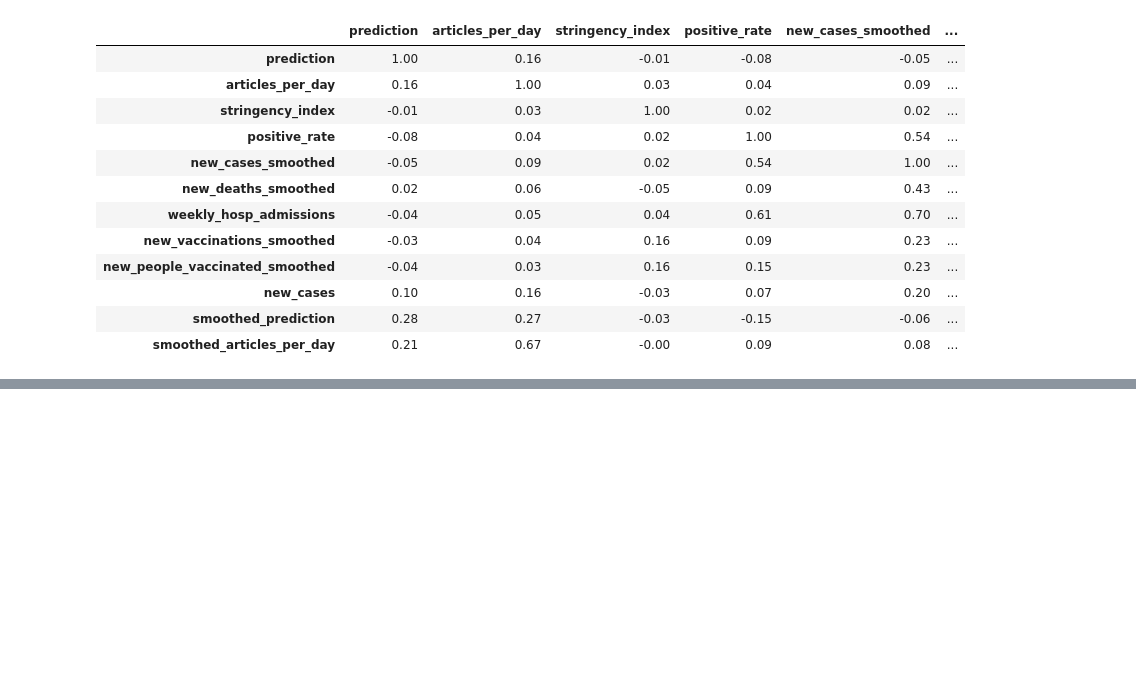
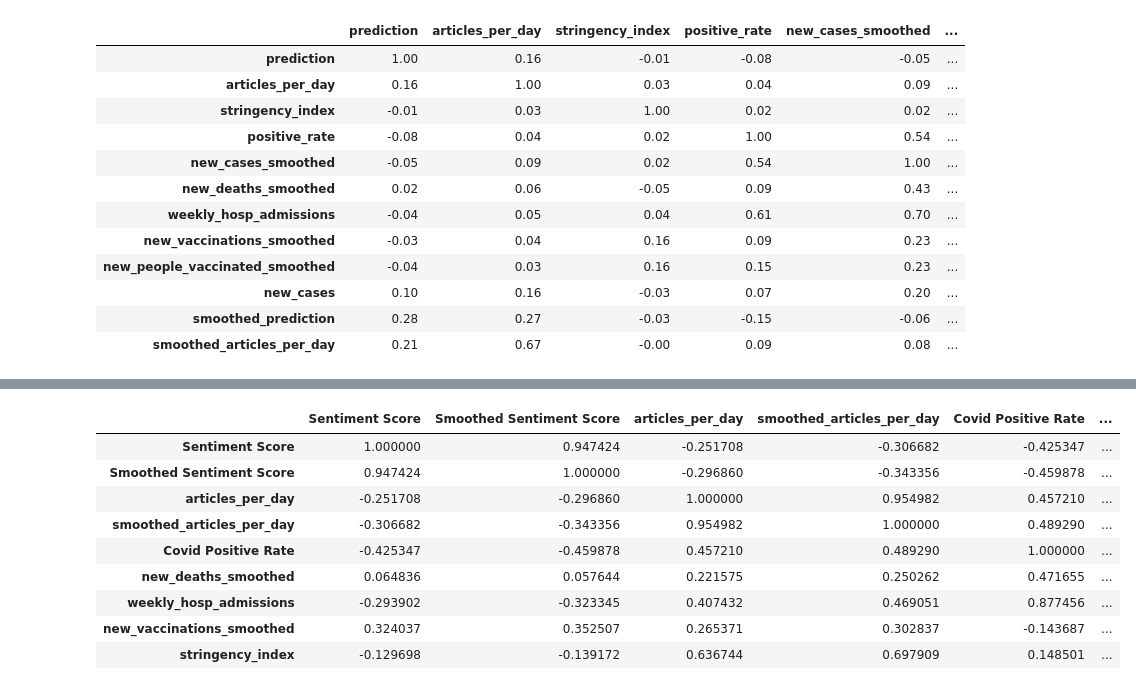
Before and after one commit to GabeNicholson/covid-news, a Jupyter notebook: covid_dash.ipynb, the cells around one changed output, grey strips where cells are left out. Saved outputs shown, nothing was run; the diff lists cells and outputs as text; code cells hidden in the pictures; blank space fills up the shorter version.

```diff
--- a/covid_dash.ipynb
+++ b/covid_dash.ipynb
@@ -182,0 +201,5 @@ df.diff().corr('spearman').round(2)
+# %%
+df.rename({'prediction':'Sentiment Score', 'positive_rate': 'Covid Positive Rate', 'smoothed_prediction':'Smoothed Sentiment Score'}, axis=1, inplace=True)
+relevant_cols = ['date','Sentiment Score','Smoothed Sentiment Score' ,'articles_per_day', 'smoothed_articles_per_day',
+             'Covid Positive Rate', 'new_deaths_smoothed', 'weekly_hosp_admissions', 'new_vaccinations_smoothed', 'stringency_index']
+df = df[relevant_cols]
@@ -183,2 +215,15 @@ df.diff().corr('spearman').round(2)
+# %%
+df.corr()
+# %% [output]
+|  | Sentiment Score | Smoothed Sentiment Score | articles_per_day | smoothed_articles_per_day | Covid Positive Rate | ... |
+| Sentiment Score | 1.000000 | 0.947424 | -0.251708 | -0.306682 | -0.425347 | ... |
+| Smoothed Sentiment Score | 0.947424 | 1.000000 | -0.296860 | -0.343356 | -0.459878 | ... |
+| articles_per_day | -0.251708 | -0.296860 | 1.000000 | 0.954982 | 0.457210 | ... |
+| smoothed_articles_per_day | -0.306682 | -0.343356 | 0.954982 | 1.000000 | 0.489290 | ... |
+| Covid Positive Rate | -0.425347 | -0.459878 | 0.457210 | 0.489290 | 1.000000 | ... |
+| new_deaths_smoothed | 0.064836 | 0.057644 | 0.221575 | 0.250262 | 0.471655 | ... |
+| weekly_hosp_admissions | -0.293902 | -0.323345 | 0.407432 | 0.469051 | 0.877456 | ... |
+| new_vaccinations_smoothed | 0.324037 | 0.352507 | 0.265371 | 0.302837 | -0.143687 | ... |
+| stringency_index | -0.129698 | -0.139172 | 0.636744 | 0.697909 | 0.148501 | ... |
 # %%
 df.to_csv("dashboard/covid_plot_data.csv")
```
Also changed, not shown: parts of 3 cells of this notebook, 2 other files.
